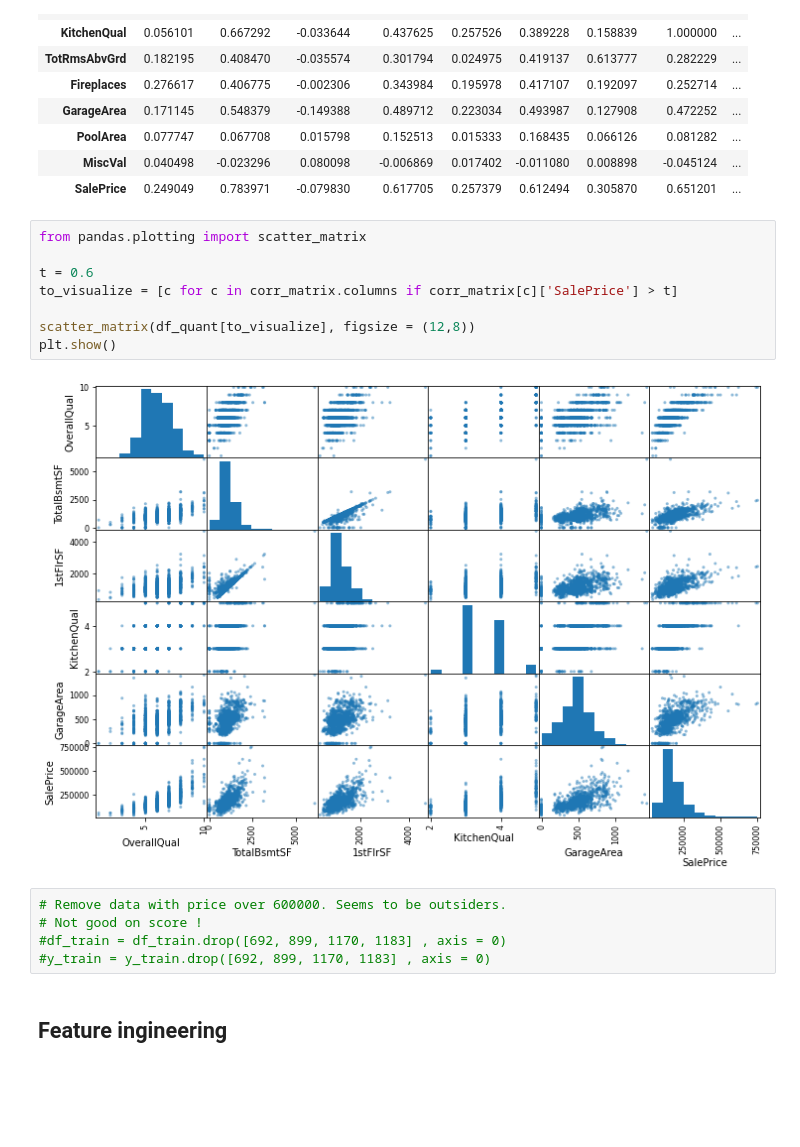
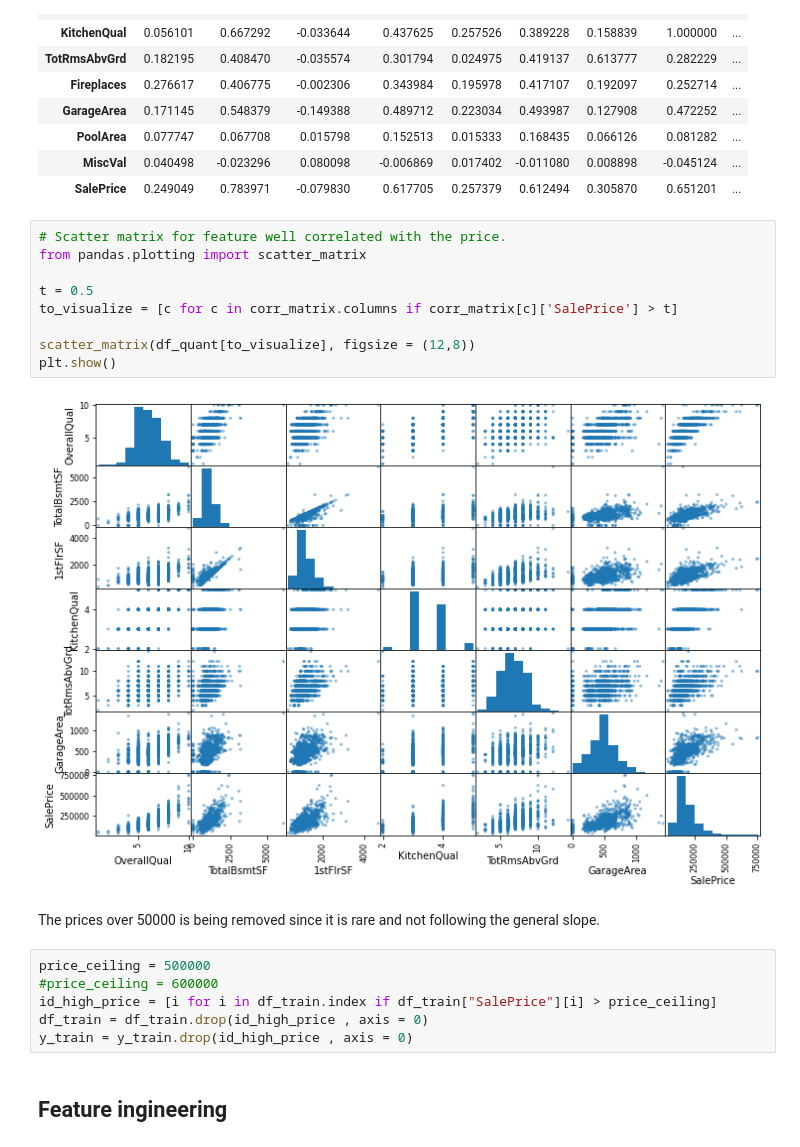
Before and after one commit to AnneGiralt/House_price_estimation, a Jupyter notebook: ipynb/Prediction.ipynb, the cells around one changed output. Cells and saved outputs as stored; diff of their text form; blank space fills up the shorter version.

```diff
--- a/ipynb/Prediction.ipynb
+++ b/ipynb/Prediction.ipynb
@@ -134,20 +137,24 @@ corr_matrix
 | MiscVal | 0.040498 | -0.023296 | 0.080098 | -0.006869 | 0.017402 | -0.011080 | 0.008898 | -0.045124 | ... |
 | SalePrice | 0.249049 | 0.783971 | -0.079830 | 0.617705 | 0.257379 | 0.612494 | 0.305870 | 0.651201 | ... |
 # %%
+# Scatter matrix for feature well correlated with the price.
 from pandas.plotting import scatter_matrix
 
-t = 0.6
+t = 0.5
 to_visualize = [c for c in corr_matrix.columns if corr_matrix[c]['SalePrice'] > t]
 
 scatter_matrix(df_quant[to_visualize], figsize = (12,8))
 plt.show()
 # %% [output]
-[figure, old version]
+[figure, new version]
-# %%
-# Remove data with price over 600000. Seems to be outsiders.
-# Not good on score !
-#df_train = df_train.drop([692, 899, 1170, 1183] , axis = 0)
-#y_train = y_train.drop([692, 899, 1170, 1183] , axis = 0)
+# %% [markdown]
+The prices over 50000 is being removed since it is rare and not following the general slope.
+# %%
+price_ceiling = 500000
+#price_ceiling = 600000
+id_high_price = [i for i in df_train.index if df_train["SalePrice"][i] > price_ceiling]
+df_train = df_train.drop(id_high_price , axis = 0)
+y_train = y_train.drop(id_high_price , axis = 0)
 # %% [markdown]
 
 ## Feature ingineering
```
Also changed, not shown: parts of 34 cells of this notebook, 3 other files.
